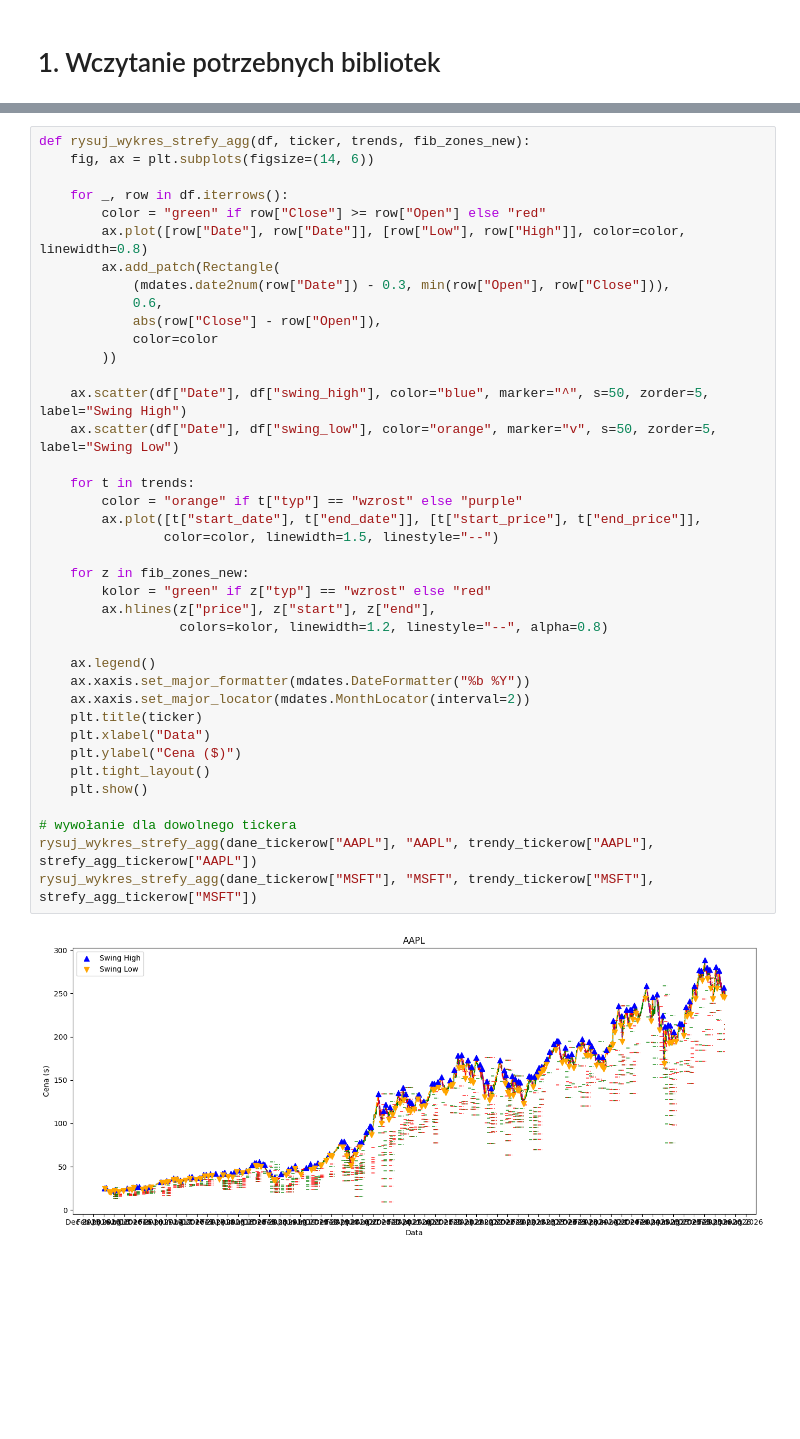
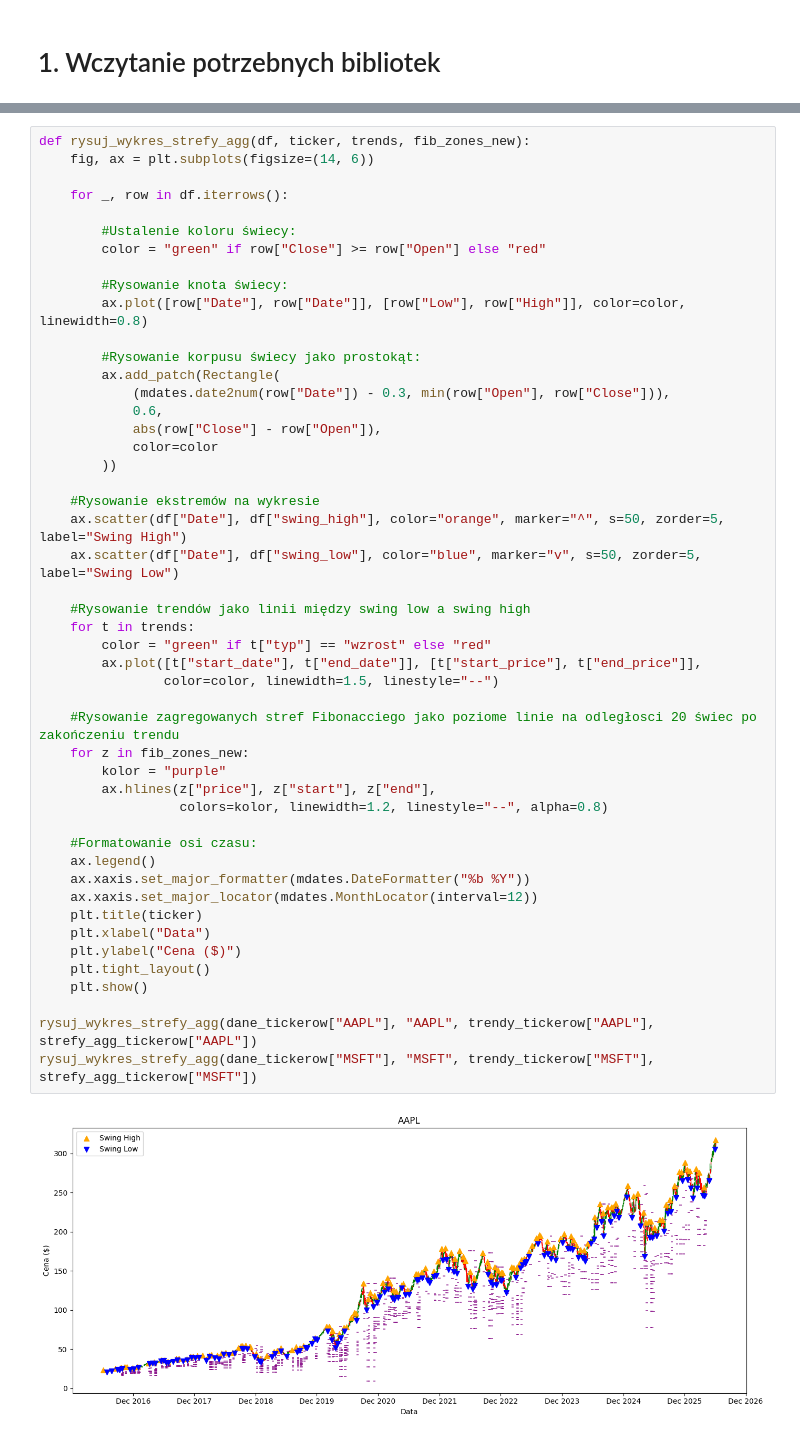
Before and after one commit to Paffeueq/fibonacci-retracement-ml, a Jupyter notebook: dyplomowy.ipynb, the cells around one changed output, grey strips where cells are left out. Cells and saved outputs as stored; diff of their text form; blank space fills up the shorter version.

```diff
--- a/dyplomowy.ipynb
+++ b/dyplomowy.ipynb
@@ -493,39 +616,48 @@ def rysuj_wykres_strefy_agg(df, ticker, trends, fib_zones_new):
     fig, ax = plt.subplots(figsize=(14, 6))
 
     for _, row in df.iterrows():
+
+        #Ustalenie koloru świecy:
         color = "green" if row["Close"] >= row["Open"] else "red"
+
+        #Rysowanie knota świecy:
         ax.plot([row["Date"], row["Date"]], [row["Low"], row["High"]], color=color, linewidth=0.8)
+
+        #Rysowanie korpusu świecy jako prostokąt:
         ax.add_patch(Rectangle(
             (mdates.date2num(row["Date"]) - 0.3, min(row["Open"], row["Close"])),
             0.6,
             abs(row["Close"] - row["Open"]),
             color=color
         ))
 
-    ax.scatter(df["Date"], df["swing_high"], color="blue", marker="^", s=50, zorder=5, label="Swing High")
-    ax.scatter(df["Date"], df["swing_low"], color="orange", marker="v", s=50, zorder=5, label="Swing Low")
+    #Rysowanie ekstremów na wykresie
+    ax.scatter(df["Date"], df["swing_high"], color="orange", marker="^", s=50, zorder=5, label="Swing High")
+    ax.scatter(df["Date"], df["swing_low"], color="blue", marker="v", s=50, zorder=5, label="Swing Low")
 
+    #Rysowanie trendów jako linii między swing low a swing high
     for t in trends:
-        color = "orange" if t["typ"] == "wzrost" else "purple"
+        color = "green" if t["typ"] == "wzrost" else "red"
         ax.plot([t["start_date"], t["end_date"]], [t["start_price"], t["end_price"]],
                 color=color, linewidth=1.5, linestyle="--")
 
+    #Rysowanie zagregowanych stref Fibonacciego jako poziome linie na odległosci 20 świec po zakończeniu trendu
     for z in fib_zones_new:
-        kolor = "green" if z["typ"] == "wzrost" else "red"
+        kolor = "purple"
         ax.hlines(z["price"], z["start"], z["end"],
                   colors=kolor, linewidth=1.2, linestyle="--", alpha=0.8)
 
+    #Formatowanie osi czasu:
     ax.legend()
     ax.xaxis.set_major_formatter(mdates.DateFormatter("%b %Y"))
-    ax.xaxis.set_major_locator(mdates.MonthLocator(interval=2))
+    ax.xaxis.set_major_locator(mdates.MonthLocator(interval=12))
     plt.title(ticker)
     plt.xlabel("Data")
     plt.ylabel("Cena ($)")
     plt.tight_layout()
     plt.show()
 
-# wywołanie dla dowolnego tickera
 rysuj_wykres_strefy_agg(dane_tickerow["AAPL"], "AAPL", trendy_tickerow["AAPL"], strefy_agg_tickerow["AAPL"])
 rysuj_wykres_strefy_agg(dane_tickerow["MSFT"], "MSFT", trendy_tickerow["MSFT"], strefy_agg_tickerow["MSFT"])
 # %% [output]
-[figure, old version]
+[figure, new version]
```
Also changed, not shown: parts of 95 cells of this notebook, 1 other file.
